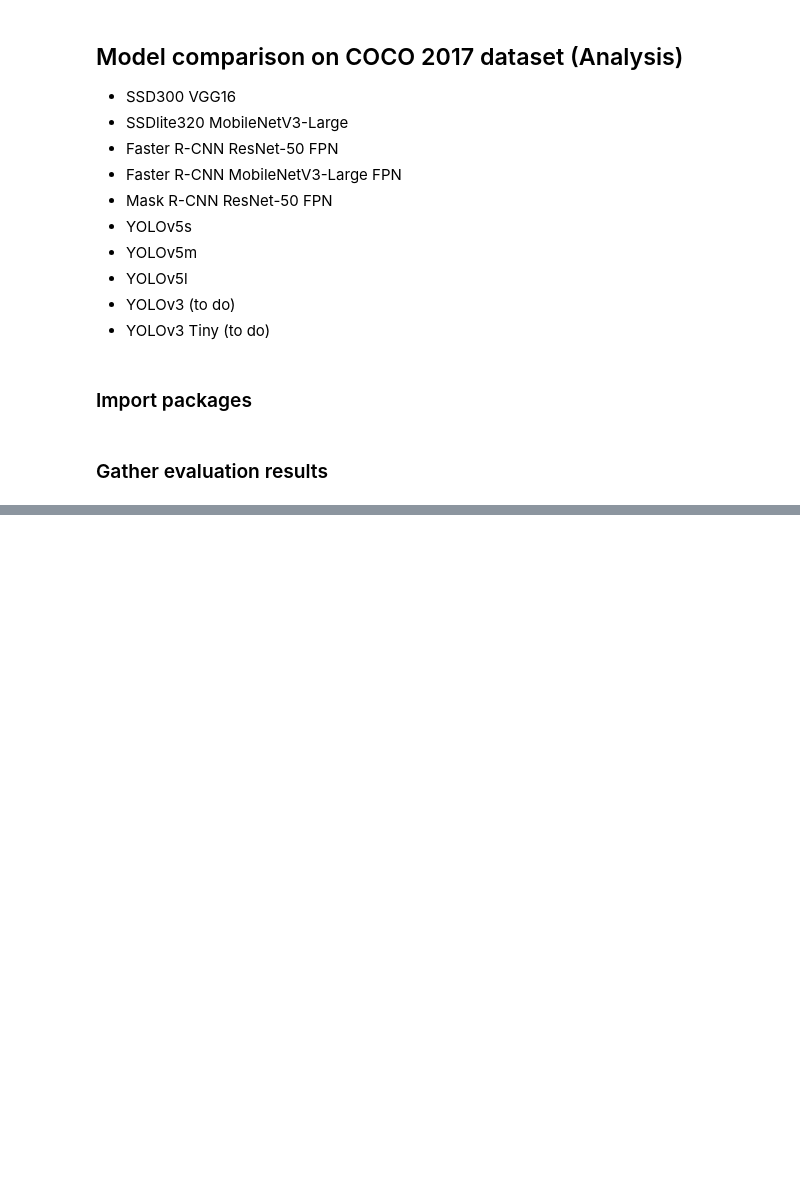
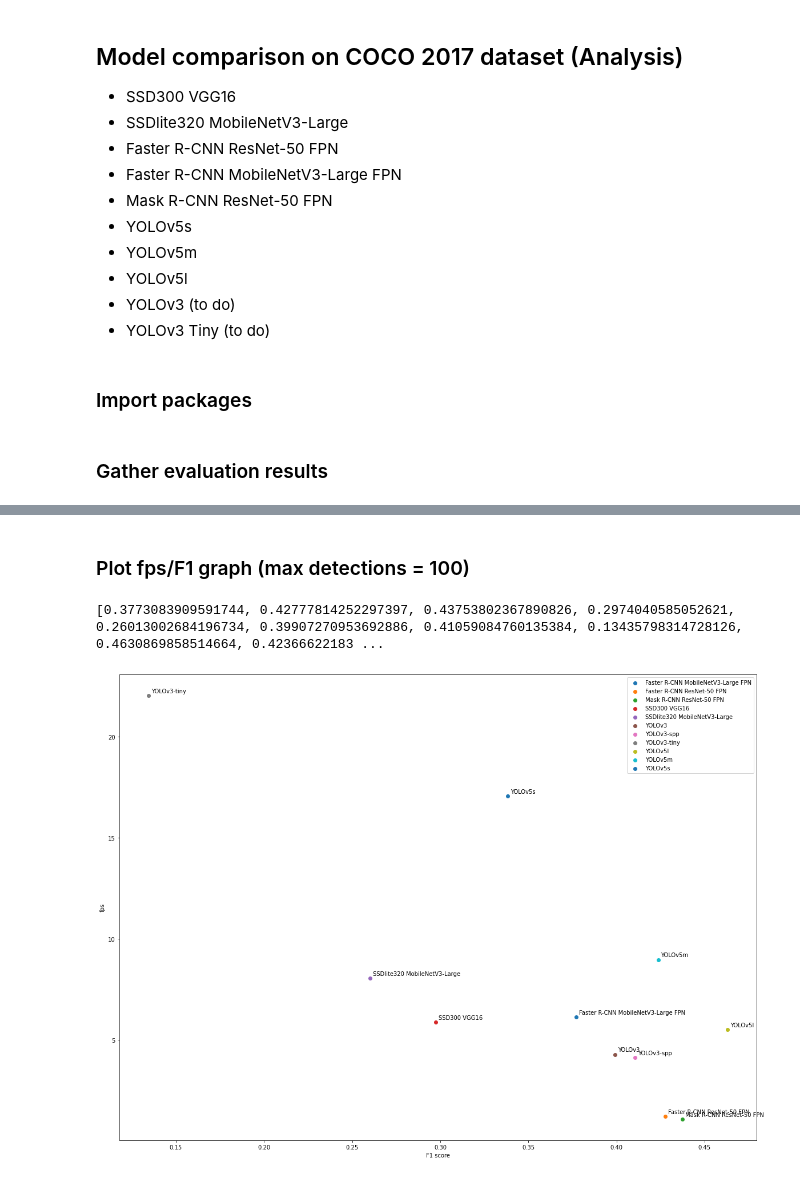
Before and after one commit to joangog/object-detection, a Jupyter notebook: coco2017_analysis.ipynb, the cells around one changed output, grey strips where cells are left out. Drawn from its saved outputs; the diff is of its cells as text; code cells hidden in the pictures; blank space fills up the shorter version.

```diff
--- a/coco2017_analysis.ipynb
+++ b/coco2017_analysis.ipynb
@@ -91,0 +108,43 @@ fps, mAP
+# %% [markdown]
+### Plot  fps/F1 graph (max detections = 100)
+# %%
+models = results.model.unique()
+
+precision_plot_data = results[
+              (results['iou_type'] == 'bbox') &
+              (results['metric'] == 'avg_precision') &
+              (results['iou'] == '0.50:0.95') &
+              (results['area'] == 'all') &
+              (results['max_dets'] == 100)
+              ]
+recall_plot_data = results[
+              (results['iou_type'] == 'bbox') &
+              (results['metric'] == 'avg_recall') &
+              (results['iou'] == '0.50:0.95') &
+              (results['area'] == 'all') &
+              (results['max_dets'] == 100)
+              ]
+
+time = precision_plot_data['model_time'].values
+fps = 1.0 / time
+
+precision = precision_plot_data['score'].values
+recall = recall_plot_data['score'].values
+f1 = [2*((precision[i]*recall[i])/(precision[i]+recall[i])) for i in range(0,len(precision))]
+print(f1)
+
+plt.figure(figsize=(20,15))
+
+plt.xlabel('F1 score')
+plt.ylabel('fps')
+
+for i, model in enumerate(models):
+    plt.annotate(model, (f1[i], fps[i]), xytext=(5, 5), textcoords='offset points')
+    plt.scatter(f1[i],fps[i])
+
+plt.legend(models, scatterpoints=1)
+
+plt.show()
+# %% [output]
+[0.3773083909591744, 0.42777814252297397, 0.43753802367890826, 0.2974040585052621, 0.26013002684196734, 0.39907270953692886, 0.41059084760135384, 0.13435798314728126, 0.4630869858514664, 0.42366622183 ...
+[figure, added]
```
Also changed, not shown: parts of 3 cells of this notebook.
